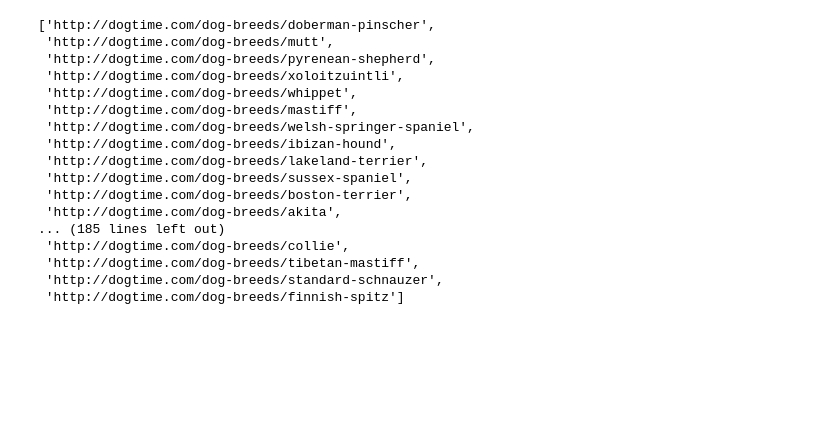
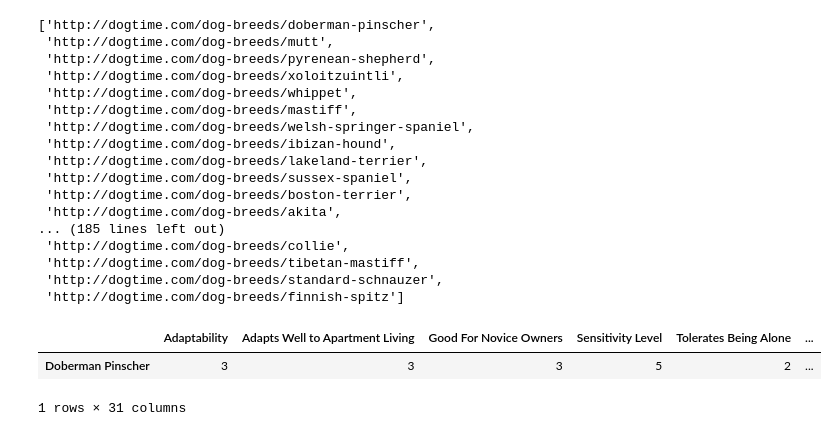
Before and after one commit to awcastleton/MLP_FinalProject, a Jupyter notebook: scraper/dog_ratings_scraper.ipynb, the cells around one changed output. Saved outputs shown, nothing was run; the diff lists cells and outputs as text; code cells hidden in the pictures; blank space fills up the shorter version.

```diff
--- a/scraper/dog_ratings_scraper.ipynb
+++ b/scraper/dog_ratings_scraper.ipynb
@@ -80,2 +84,6 @@ def breed_parser(site):
 # %%
-asdf, zxcv = breed_parser(breed_links[0])
+breed_parser(breed_links[0])
+# %% [output]
+|  | Adaptability | Adapts Well to Apartment Living | Good For Novice Owners | Sensitivity Level | Tolerates Being Alone | ... |
+| Doberman Pinscher | 3 | 3 | 3 | 5 | 2 | ... |
+1 rows × 31 columns
```
Also changed, not shown: parts of 10 cells of this notebook, 1 other file.
